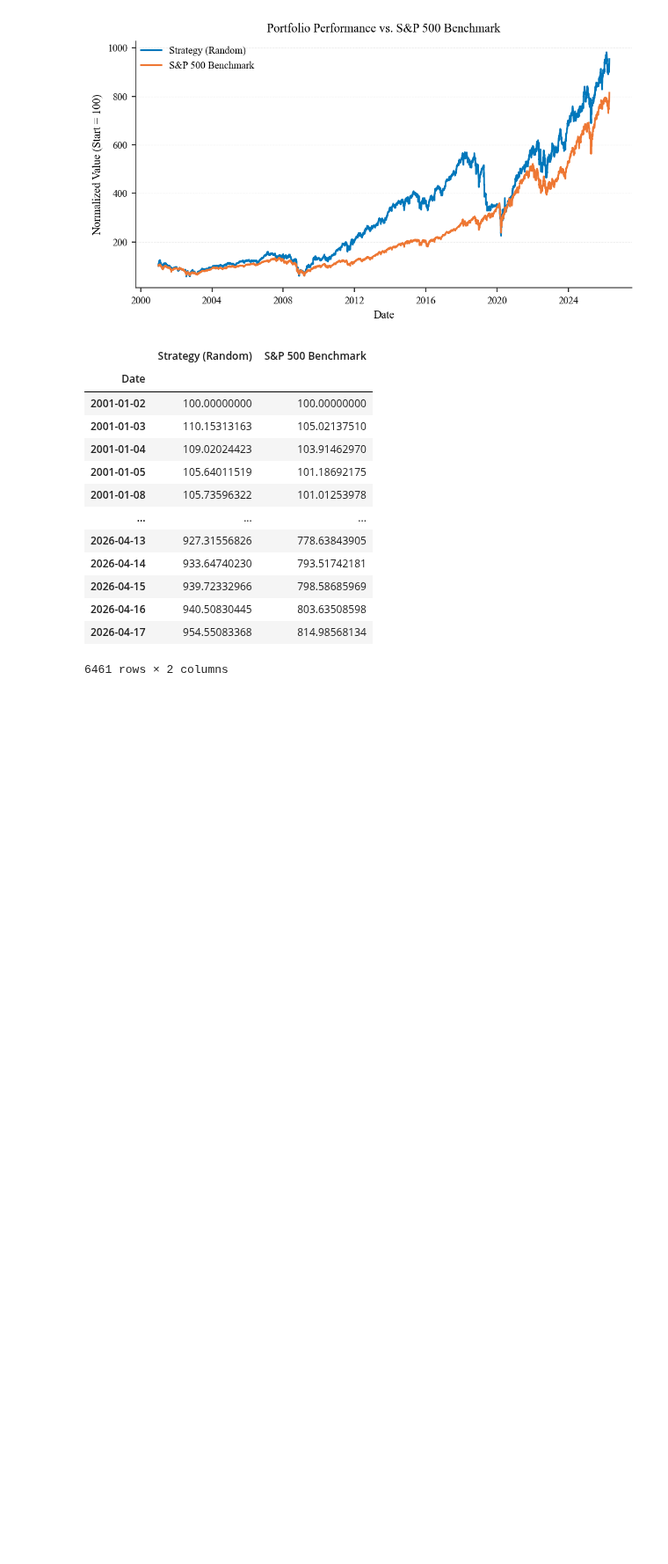
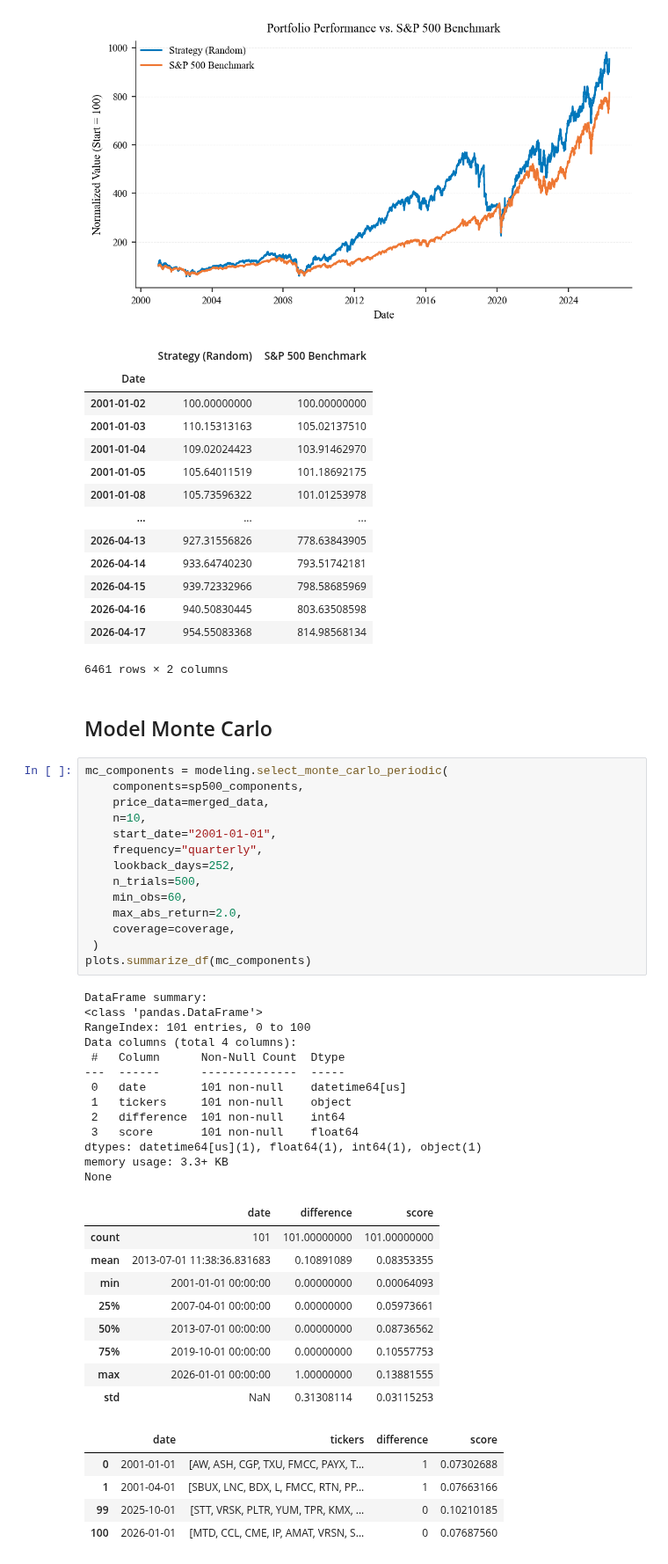
Before and after one commit to MichaelL200/data-driven-stock-portfolio-selection, a Jupyter notebook: notebooks/4_modeling.ipynb, the cells around one changed output. Shown at 88% size. Drawn from its saved outputs; the diff is of its cells as text; blank space fills up the shorter version.

```diff
--- a/notebooks/4_modeling.ipynb
+++ b/notebooks/4_modeling.ipynb
@@ -123,3 +123,49 @@ plots.YahooFinance.compare_tickers(
 | 2026-04-16 | 940.50830445 | 803.63508598 |
 | 2026-04-17 | 954.55083368 | 814.98568134 |
 6461 rows × 2 columns
+# %% [markdown]
+## Model Monte Carlo
+
+<!-- W każdym rebalansie losuję wiele portfeli (`n_trials`) z aktywnych spółek. Każdy portfel oceniam na podstawie średniej stopy zwrotu i zmienności z okna `lookback_days`, a następnie wybieram najlepszy (score = mean/vol). Dla stabilności odrzucam ekstremalne dzienne zwroty (`max_abs_return`). Wynik backtestuję z uwzględnieniem `coverage` oraz syntetycznego `missing_ticker`. -->
+# %%
+mc_components = modeling.select_monte_carlo_periodic(
+    components=sp500_components,
+    price_data=merged_data,
+    n=10,
+    start_date="2001-01-01",
+    frequency="quarterly",
+    lookback_days=252,
+    n_trials=500,
+    min_obs=60,
+    max_abs_return=2.0,
+    coverage=coverage,
+ )
+plots.summarize_df(mc_components)
+# %% [output]
+DataFrame summary:
+<class 'pandas.DataFrame'>
+RangeIndex: 101 entries, 0 to 100
+Data columns (total 4 columns):
+ #   Column      Non-Null Count  Dtype
+---  ------      --------------  -----
+ 0   date        101 non-null    datetime64[us]
+ 1   tickers     101 non-null    object
+ 2   difference  101 non-null    int64
+ 3   score       101 non-null    float64
+dtypes: datetime64[us](1), float64(1), int64(1), object(1)
+memory usage: 3.3+ KB
+None
+|  | date | difference | score |
+| count | 101 | 101.00000000 | 101.00000000 |
+| mean | 2013-07-01 11:38:36.831683 | 0.10891089 | 0.08353355 |
+| min | 2001-01-01 00:00:00 | 0.00000000 | 0.00064093 |
+| 25% | 2007-04-01 00:00:00 | 0.00000000 | 0.05973661 |
+| 50% | 2013-07-01 00:00:00 | 0.00000000 | 0.08736562 |
+| 75% | 2019-10-01 00:00:00 | 0.00000000 | 0.10557753 |
+| max | 2026-01-01 00:00:00 | 1.00000000 | 0.13881555 |
+| std | NaN | 0.31308114 | 0.03115253 |
+|  | date | tickers | difference | score |
+| 0 | 2001-01-01 | [AW, ASH, CGP, TXU, FMCC, PAYX, T... | 1 | 0.07302688 |
+| 1 | 2001-04-01 | [SBUX, LNC, BDX, L, FMCC, RTN, PP... | 1 | 0.07663166 |
+| 99 | 2025-10-01 | [STT, VRSK, PLTR, YUM, TPR, KMX, ... | 0 | 0.10210185 |
+| 100 | 2026-01-01 | [MTD, CCL, CME, IP, AMAT, VRSN, S... | 0 | 0.07687560 |
```
Also changed, not shown: parts of 1 cell of this notebook, 2 other files.
